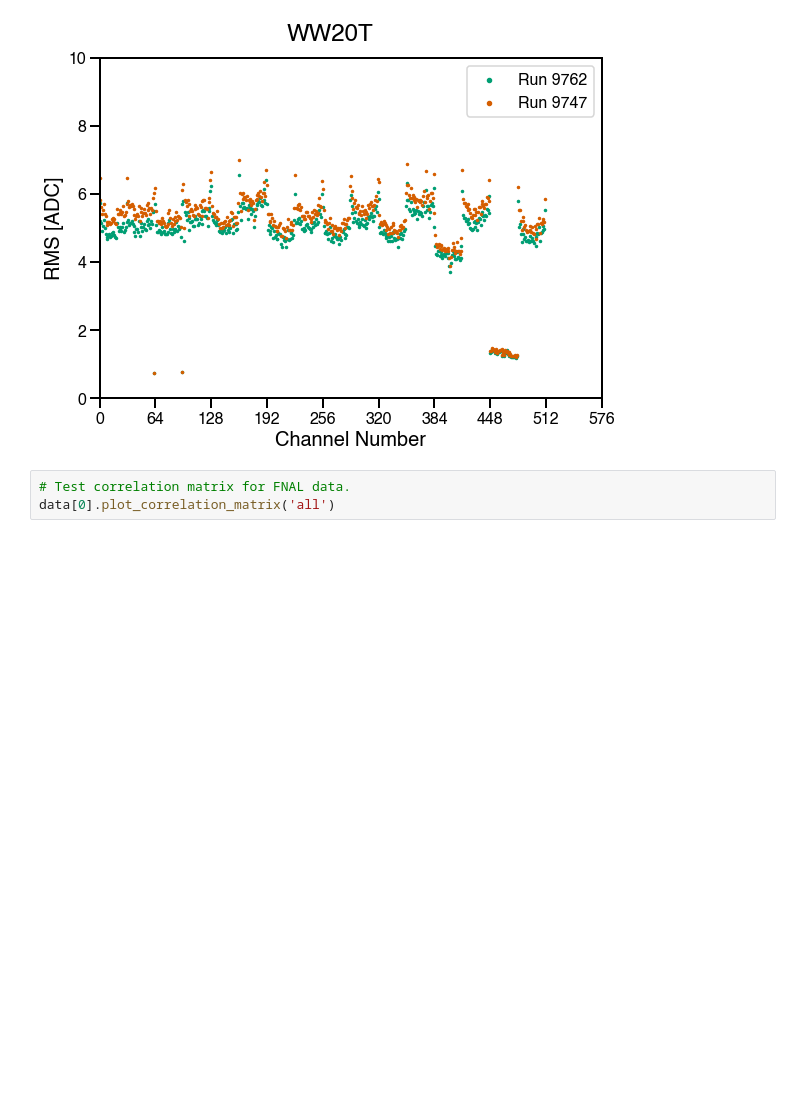
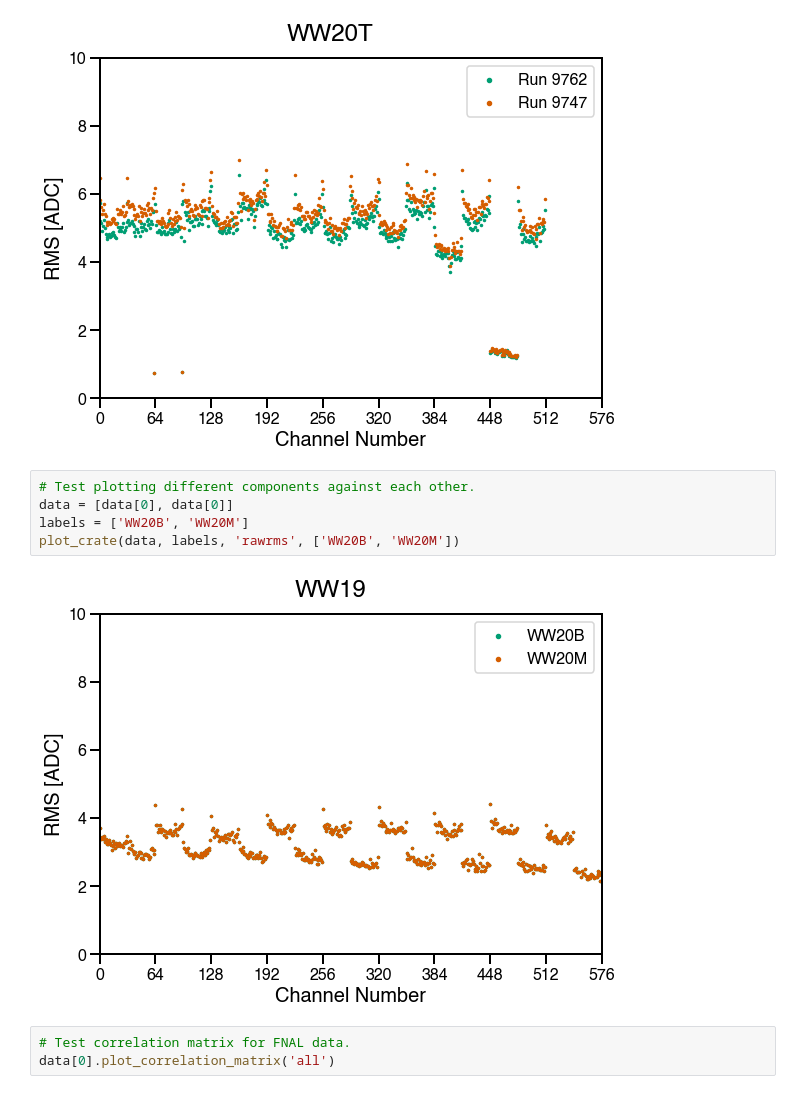
Before and after one commit to justinjmueller/icarus_tpc_analysis, a Jupyter notebook: noise.ipynb, the cells around one changed output. Drawn from its saved outputs; the diff is of its cells as text; blank space fills up the shorter version.

Commit message:
Updated plot_crate function to allow for multiple components

```diff
--- a/noise.ipynb
+++ b/noise.ipynb
@@ -11,6 +11,13 @@ labels = ['Run 9762', 'Run 9747']
 plot_crate(data, labels, 'rawrms', 'WW20T')
 # %% [output]
 [figure]
+# %%
+# Test plotting different components against each other.
+data = [data[0], data[0]]
+labels = ['WW20B', 'WW20M']
+plot_crate(data, labels, 'rawrms', ['WW20B', 'WW20M'])
+# %% [output]
+[figure, added]
 # %%
 # Test correlation matrix for FNAL data.
 data[0].plot_correlation_matrix('all')
```
Also changed, not shown: 1 other file.
